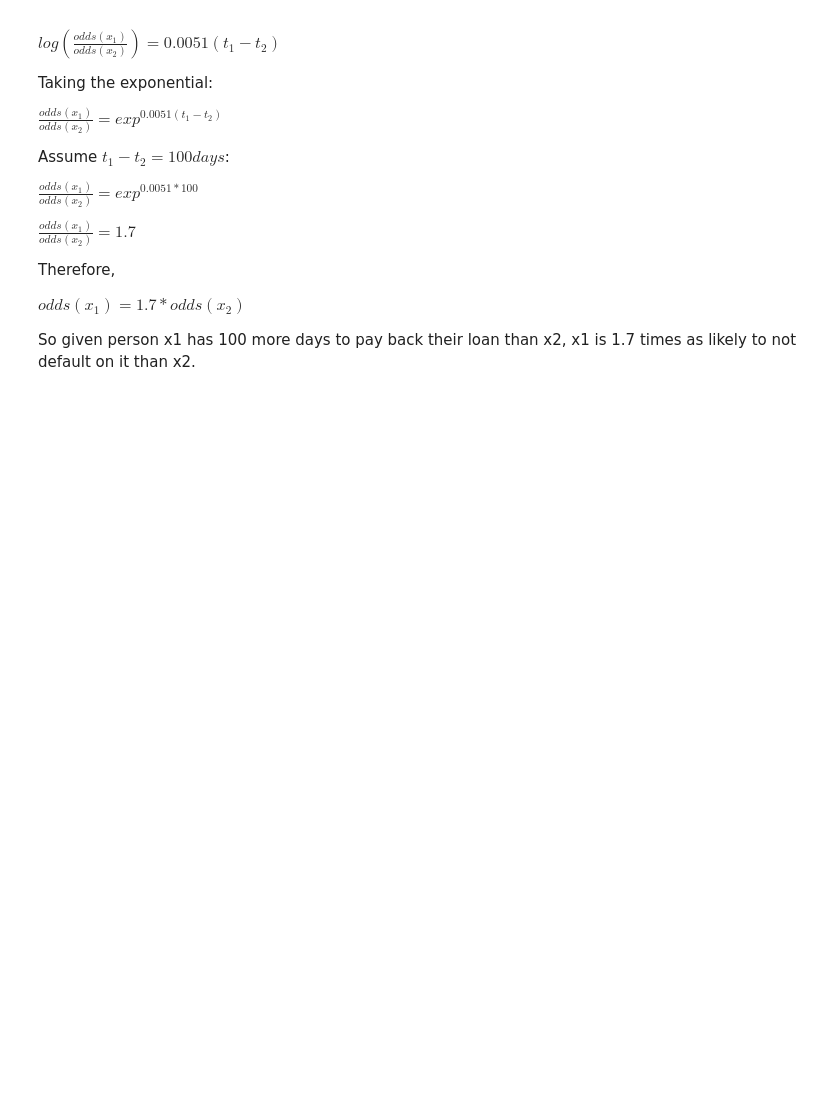
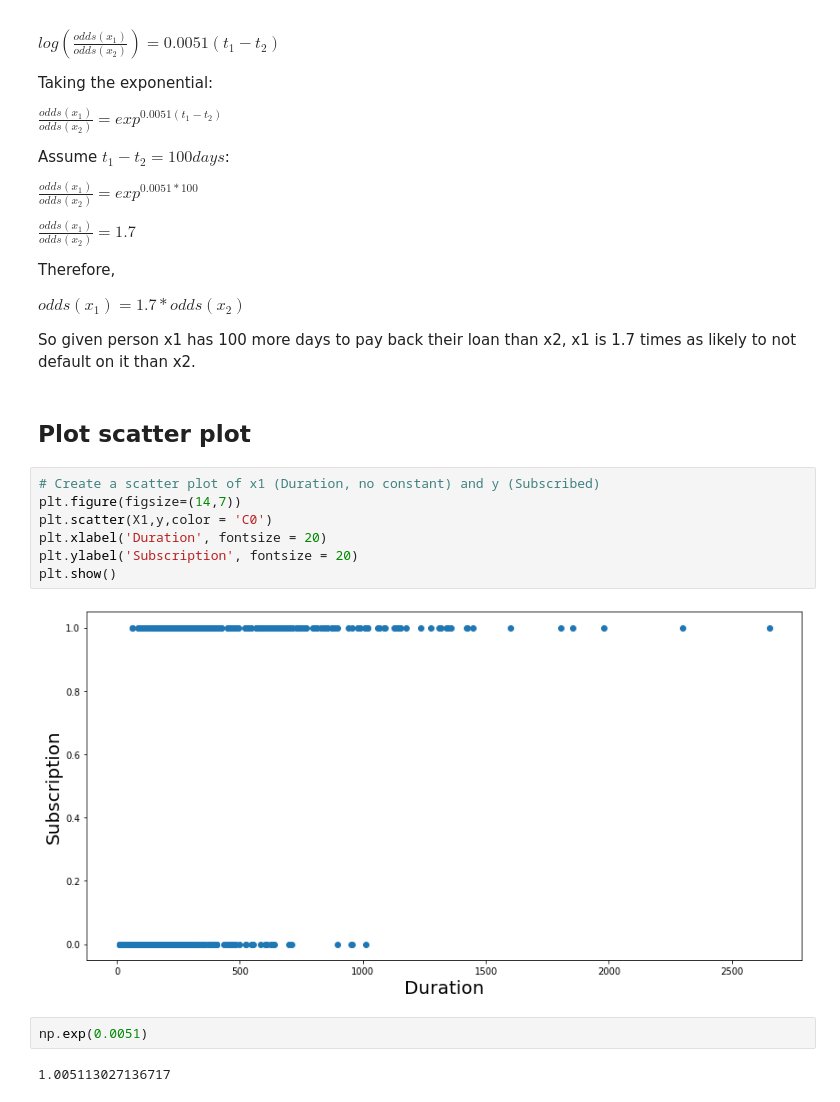
Before and after one commit to lucaskienast/Classification-Models, a Jupyter notebook: 1) Binary Classification/2)_SimpLogReg_Statsmodels.ipynb, the cells around one changed output. Drawn from its saved outputs; the diff is of its cells as text; blank space fills up the shorter version.

```diff
--- a/1) Binary Classification/2)_SimpLogReg_Statsmodels.ipynb
+++ b/1) Binary Classification/2)_SimpLogReg_Statsmodels.ipynb
@@ -134,3 +134,18 @@ Therefore,
 $ odds(x_1) = 1.7 * odds(x_2) $
 
 So given person x1 has 100 more days to pay back their loan than x2, x1 is 1.7 times as likely to not default on it than x2.
+# %% [markdown]
+## Plot scatter plot
+# %%
+# Create a scatter plot of x1 (Duration, no constant) and y (Subscribed)
+plt.figure(figsize=(14,7))
+plt.scatter(X1,y,color = 'C0')
+plt.xlabel('Duration', fontsize = 20)
+plt.ylabel('Subscription', fontsize = 20)
+plt.show()
+# %% [output]
+[figure, added]
+# %%
+np.exp(0.0051)
+# %% [output]
+1.005113027136717
```
Also changed, not shown: parts of 1 cell of this notebook.
